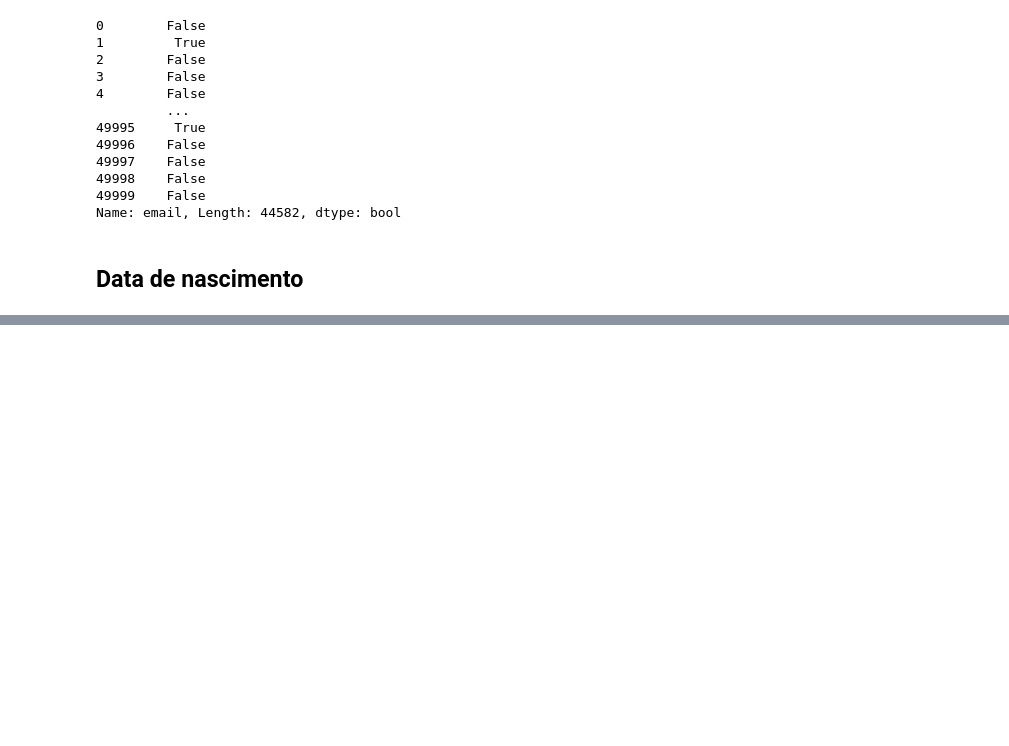
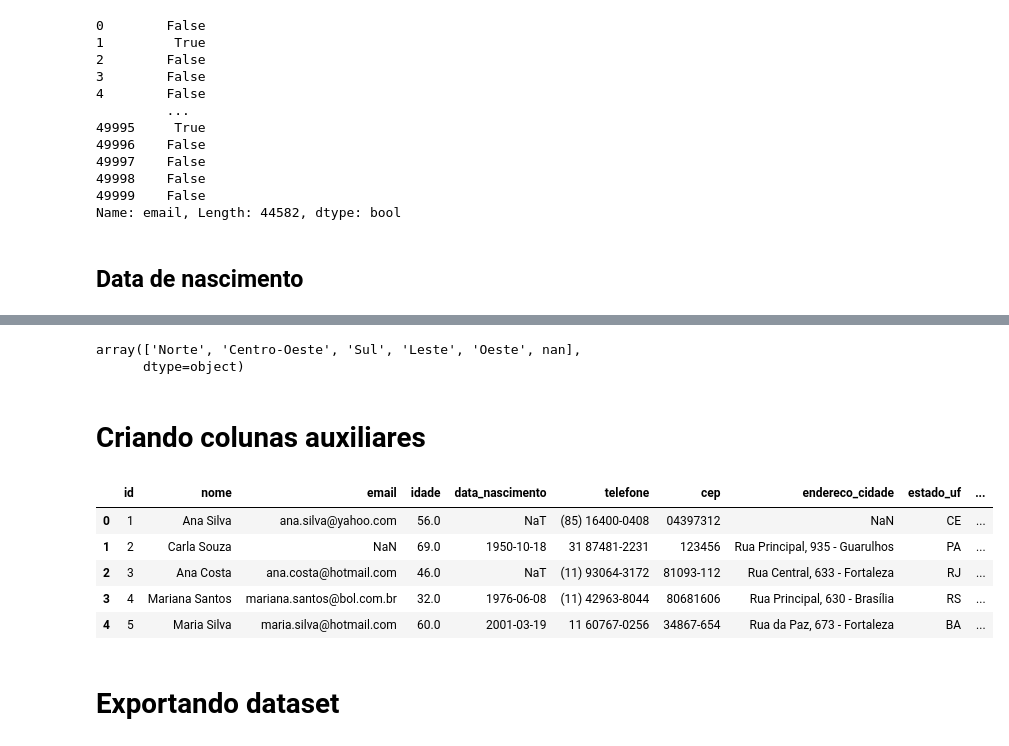
Before and after one commit to felipebocajr/dataset_pratica_limpeza_dados, a Jupyter notebook: Notebooks/01_Limpeza/Notebook.ipynb, the cells around one changed output, grey strips where cells are left out. Cells and saved outputs as stored; diff of their text form; code cells hidden in the pictures; blank space fills up the shorter version.

```diff
--- a/Notebooks/01_Limpeza/Notebook.ipynb
+++ b/Notebooks/01_Limpeza/Notebook.ipynb
@@ -294,0 +454,2 @@ Name: data_nascimento, Length: 44582, dtype: datetime64[ns]>
+# %%
+dados['status_conta'] = dados['status_conta'].str.lower().map(status_map)
@@ -294,0 +467,32 @@ Name: data_nascimento, Length: 44582, dtype: datetime64[ns]>
+# %%
+# Dicionário para mapear os valores (já em minúsculas)
+mapa_regioes = {
+    'norte': 'Norte',
+    'sul': 'Sul',
+    'leste': 'Leste',
+    'oeste': 'Oeste',
+    'centro-oeste': 'Centro-Oeste',
+    'centro': 'Centro-Oeste'
+}
+# %%
+dados['Regional/Zona'] = dados['Regional/Zona'].str.lower().map(mapa_regioes)
+# %%
+dados['Regional/Zona'].unique()
+# %% [output]
+array(['Norte', 'Centro-Oeste', 'Sul', 'Leste', 'Oeste', nan],
+      dtype=object)
+# %% [markdown]
+# Criando colunas auxiliares
+# %%
+dados['idoso'] = (dados['idade'] >= 60).astype(int)
+# %%
+dados.head()
+# %% [output]
+|  | id | nome | email | idade | data_nascimento | telefone | cep | endereco_cidade | estado_uf | ... |
+| 0 | 1 | Ana Silva | ana.silva@yahoo.com | 56.0 | NaT | (85) 16400-0408 | 04397312 | NaN | CE | ... |
+| 1 | 2 | Carla Souza | NaN | 69.0 | 1950-10-18 | 31 87481-2231 | 123456 | Rua Principal, 935 - Guarulhos | PA | ... |
+| 2 | 3 | Ana Costa | ana.costa@hotmail.com | 46.0 | NaT | (11) 93064-3172 | 81093-112 | Rua Central, 633 - Fortaleza | RJ | ... |
+| 3 | 4 | Mariana Santos | mariana.santos@bol.com.br | 32.0 | 1976-06-08 | (11) 42963-8044 | 80681606 | Rua Principal, 630 - Brasília | RS | ... |
+| 4 | 5 | Maria Silva | maria.silva@hotmail.com | 60.0 | 2001-03-19 | 11 60767-0256 | 34867-654 | Rua da Paz, 673 - Fortaleza | BA | ... |
+# %% [markdown]
+# Exportando dataset
```
Also changed, not shown: parts of 36 cells of this notebook, 1 other file.
